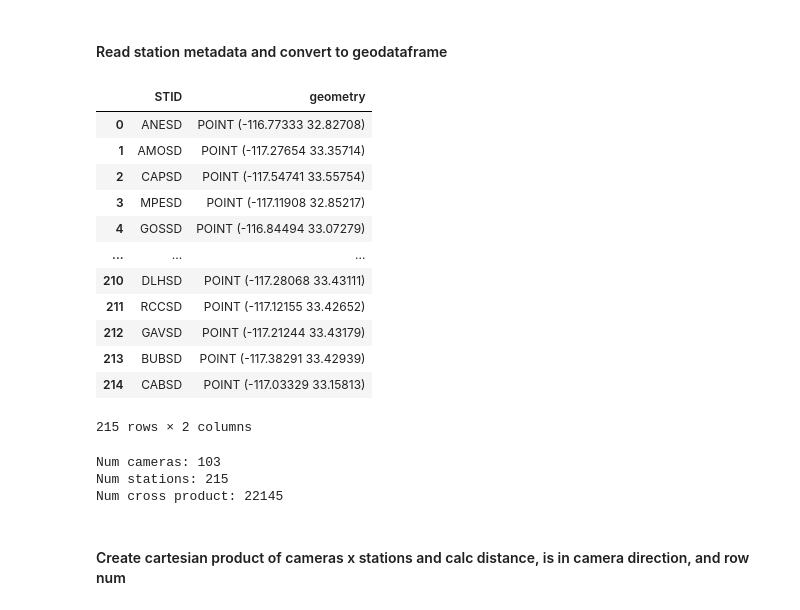
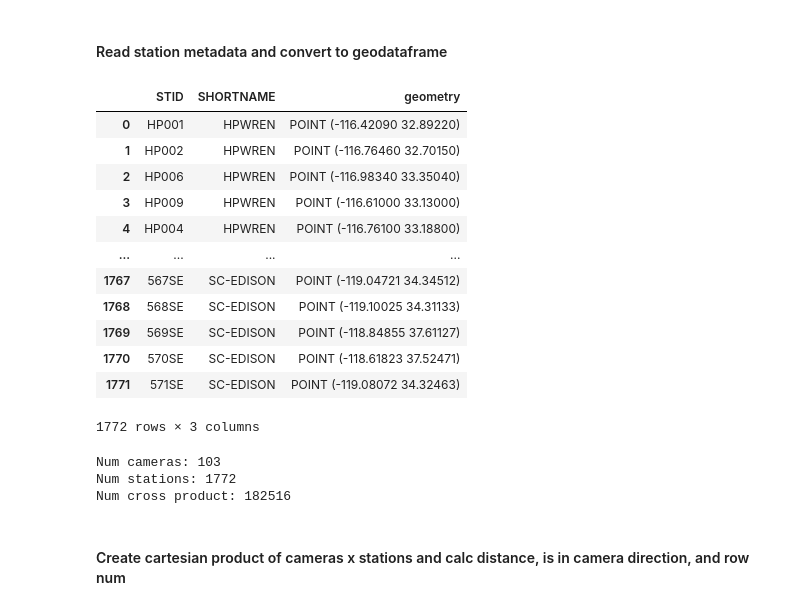
Before and after one commit to shaneluna/smokeynet-engineering, a Jupyter notebook: notebooks/weather/weather_process.ipynb, the cells around one changed output. Cells and saved outputs as stored; diff of their text form; code cells hidden in the pictures.

Commit message:
Updated station mapping (#7)
* Added hpwren and sce weather networks and updated station mapping logic.

```diff
--- a/notebooks/weather/weather_process.ipynb
+++ b/notebooks/weather/weather_process.ipynb
@@ -234,42 +194,42 @@ Currently assumes the following:
 # %% [markdown]
 #### Read station metadata and convert to geodataframe
 # %%
-stations_sdge_df = pd.read_csv("../../data/raw/station_metadata_sdge.csv")
+stations_df = pd.read_csv("../../data/raw/station_metadata.csv")
 
 station_geometry = [
-    Point(xy) for xy in zip(stations_sdge_df.LONGITUDE, stations_sdge_df.LATITUDE)
+    Point(xy) for xy in zip(stations_df.LONGITUDE, stations_df.LATITUDE)
 ]
 
 # Convert df to geopandas df and append geometry column
-stations_sdge_gdf = GeoDataFrame(
-    stations_sdge_df, crs="EPSG:4326", geometry=station_geometry
+stations_gdf = GeoDataFrame(
+    stations_df, crs="EPSG:4326", geometry=station_geometry
 )  # epsg code 4326 = wgs84
-stations_stid_sdge_gdf = stations_sdge_gdf[["STID", "geometry"]]
-stations_stid_sdge_gdf
+stations_stid_gdf = stations_gdf[["STID", "SHORTNAME", "geometry"]]
+stations_stid_gdf
 # %% [output]
-|  | STID | geometry |
-| 0 | ANESD | POINT (-116.77333 32.82708) |
-| 1 | AMOSD | POINT (-117.27654 33.35714) |
-| 2 | CAPSD | POINT (-117.54741 33.55754) |
-| 3 | MPESD | POINT (-117.11908 32.85217) |
-| 4 | GOSSD | POINT (-116.84494 33.07279) |
-| ... | ... | ... |
-| 210 | DLHSD | POINT (-117.28068 33.43111) |
-| 211 | RCCSD | POINT (-117.12155 33.42652) |
-| 212 | GAVSD | POINT (-117.21244 33.43179) |
-| 213 | BUBSD | POINT (-117.38291 33.42939) |
-| 214 | CABSD | POINT (-117.03329 33.15813) |
+|  | STID | SHORTNAME | geometry |
+| 0 | HP001 | HPWREN | POINT (-116.42090 32.89220) |
+| 1 | HP002 | HPWREN | POINT (-116.76460 32.70150) |
+| 2 | HP006 | HPWREN | POINT (-116.98340 33.35040) |
+| 3 | HP009 | HPWREN | POINT (-116.61000 33.13000) |
+| 4 | HP004 | HPWREN | POINT (-116.76100 33.18800) |
+| ... | ... | ... | ... |
+| 1767 | 567SE | SC-EDISON | POINT (-119.04721 34.34512) |
+| 1768 | 568SE | SC-EDISON | POINT (-119.10025 34.31133) |
+| 1769 | 569SE | SC-EDISON | POINT (-118.84855 37.61127) |
+| 1770 | 570SE | SC-EDISON | POINT (-118.61823 37.52471) |
+| 1771 | 571SE | SC-EDISON | POINT (-119.08072 34.32463) |
-215 rows × 2 columns
+1772 rows × 3 columns
 # %%
 num_cameras = hpwren_cameras_metadata_gdf.shape[0]
-num_stations = stations_stid_sdge_gdf.shape[0]
+num_stations = stations_stid_gdf.shape[0]
 print(f"Num cameras: {num_cameras}")
 print(f"Num stations: {num_stations}")
 print(f"Num cross product: {num_cameras*num_stations}")
 # %% [output]
 Num cameras: 103
-Num stations: 215
-Num cross product: 22145
+Num stations: 1772
+Num cross product: 182516
 # %% [markdown]
 #### Create cartesian product of cameras x stations and calc distance, is in camera direction, and row num
 # %%
```
Also changed, not shown: parts of 45 cells of this notebook, 5 other files.
